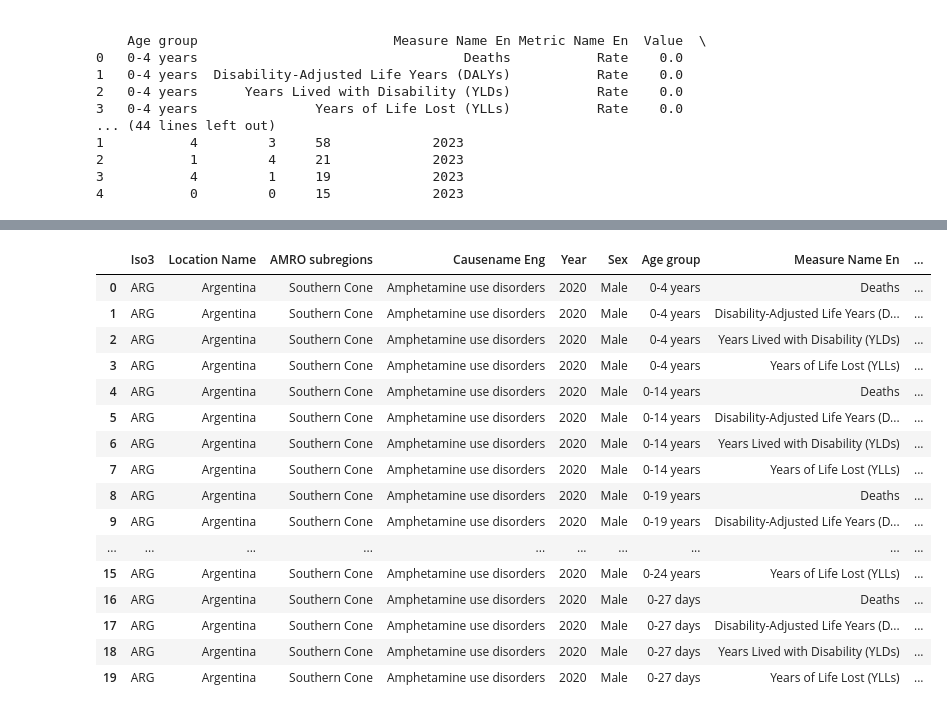
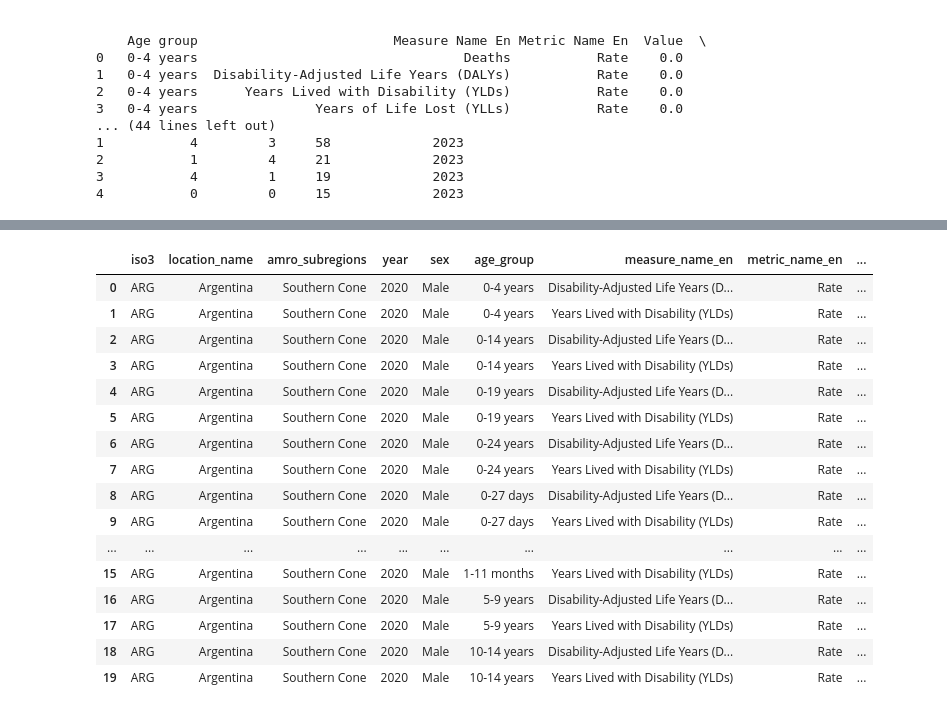
Before and after one commit to MARIAFER0596/Proyecto-Gesti-n-y-Almacenamiento-de-Datos-equipo-4, a Jupyter notebook: Proyecto_GYAD.ipynb, the cells around one changed output, grey strips where cells are left out. Drawn from its saved outputs; the diff is of its cells as text; code cells hidden in the pictures.

```diff
--- a/Proyecto_GYAD.ipynb
+++ b/Proyecto_GYAD.ipynb
@@ -91,0 +129,14 @@ def transform (dfs):
+# %%
+
+transform_and_save([df1, df2, df3])
+
+# Cargar las tablas
+tabla1 = pd.read_csv("tabla_1_limpia.csv")
+tabla2 = pd.read_csv("tabla_2_limpia.csv")
+tabla3 = pd.read_csv("tabla_3_limpia.csv")
+# Convertir columnas numéricas
+tabla1 = convertir_numericas(tabla1)
+tabla2 = convertir_numericas(tabla2)
+tabla3 = convertir_numericas(tabla3)
+
+tabla1.head(20)
@@ -92,21 +164,20 @@ def transform (dfs):
 # %%
-transform(dfs)
-df1.head(20)
+tabla2.head(20)
 # %% [output]
-|  | Iso3 | Location Name | AMRO subregions | Causename Eng | Year | Sex | Age group | Measure Name En | ... |
-| 0 | ARG | Argentina | Southern Cone | Amphetamine use disorders | 2020 | Male | 0-4 years | Deaths | ... |
-| 1 | ARG | Argentina | Southern Cone | Amphetamine use disorders | 2020 | Male | 0-4 years | Disability-Adjusted Life Years (D... | ... |
-| 2 | ARG | Argentina | Southern Cone | Amphetamine use disorders | 2020 | Male | 0-4 years | Years Lived with Disability (YLDs) | ... |
-| 3 | ARG | Argentina | Southern Cone | Amphetamine use disorders | 2020 | Male | 0-4 years | Years of Life Lost (YLLs) | ... |
-| 4 | ARG | Argentina | Southern Cone | Amphetamine use disorders | 2020 | Male | 0-14 years | Deaths | ... |
-| 5 | ARG | Argentina | Southern Cone | Amphetamine use disorders | 2020 | Male | 0-14 years | Disability-Adjusted Life Years (D... | ... |
-| 6 | ARG | Argentina | Southern Cone | Amphetamine use disorders | 2020 | Male | 0-14 years | Years Lived with Disability (YLDs) | ... |
-| 7 | ARG | Argentina | Southern Cone | Amphetamine use disorders | 2020 | Male | 0-14 years | Years of Life Lost (YLLs) | ... |
-| 8 | ARG | Argentina | Southern Cone | Amphetamine use disorders | 2020 | Male | 0-19 years | Deaths | ... |
-| 9 | ARG | Argentina | Southern Cone | Amphetamine use disorders | 2020 | Male | 0-19 years | Disability-Adjusted Life Years (D... | ... |
+|  | iso3 | location_name | amro_subregions | year | sex | age_group | measure_name_en | metric_name_en | ... |
+| 0 | ARG | Argentina | Southern Cone | 2020 | Male | 0-4 years | Disability-Adjusted Life Years (D... | Rate | ... |
+| 1 | ARG | Argentina | Southern Cone | 2020 | Male | 0-4 years | Years Lived with Disability (YLDs) | Rate | ... |
+| 2 | ARG | Argentina | Southern Cone | 2020 | Male | 0-14 years | Disability-Adjusted Life Years (D... | Rate | ... |
+| 3 | ARG | Argentina | Southern Cone | 2020 | Male | 0-14 years | Years Lived with Disability (YLDs) | Rate | ... |
+| 4 | ARG | Argentina | Southern Cone | 2020 | Male | 0-19 years | Disability-Adjusted Life Years (D... | Rate | ... |
+| 5 | ARG | Argentina | Southern Cone | 2020 | Male | 0-19 years | Years Lived with Disability (YLDs) | Rate | ... |
+| 6 | ARG | Argentina | Southern Cone | 2020 | Male | 0-24 years | Disability-Adjusted Life Years (D... | Rate | ... |
+| 7 | ARG | Argentina | Southern Cone | 2020 | Male | 0-24 years | Years Lived with Disability (YLDs) | Rate | ... |
+| 8 | ARG | Argentina | Southern Cone | 2020 | Male | 0-27 days | Disability-Adjusted Life Years (D... | Rate | ... |
+| 9 | ARG | Argentina | Southern Cone | 2020 | Male | 0-27 days | Years Lived with Disability (YLDs) | Rate | ... |
 | ... | ... | ... | ... | ... | ... | ... | ... | ... | ... |
-| 15 | ARG | Argentina | Southern Cone | Amphetamine use disorders | 2020 | Male | 0-24 years | Years of Life Lost (YLLs) | ... |
-| 16 | ARG | Argentina | Southern Cone | Amphetamine use disorders | 2020 | Male | 0-27 days | Deaths | ... |
-| 17 | ARG | Argentina | Southern Cone | Amphetamine use disorders | 2020 | Male | 0-27 days | Disability-Adjusted Life Years (D... | ... |
-| 18 | ARG | Argentina | Southern Cone | Amphetamine use disorders | 2020 | Male | 0-27 days | Years Lived with Disability (YLDs) | ... |
-| 19 | ARG | Argentina | Southern Cone | Amphetamine use disorders | 2020 | Male | 0-27 days | Years of Life Lost (YLLs) | ... |
+| 15 | ARG | Argentina | Southern Cone | 2020 | Male | 1-11 months | Years Lived with Disability (YLDs) | Rate | ... |
+| 16 | ARG | Argentina | Southern Cone | 2020 | Male | 5-9 years | Disability-Adjusted Life Years (D... | Rate | ... |
+| 17 | ARG | Argentina | Southern Cone | 2020 | Male | 5-9 years | Years Lived with Disability (YLDs) | Rate | ... |
+| 18 | ARG | Argentina | Southern Cone | 2020 | Male | 10-14 years | Disability-Adjusted Life Years (D... | Rate | ... |
+| 19 | ARG | Argentina | Southern Cone | 2020 | Male | 10-14 years | Years Lived with Disability (YLDs) | Rate | ... |
```
Also changed, not shown: parts of 18 cells of this notebook.
